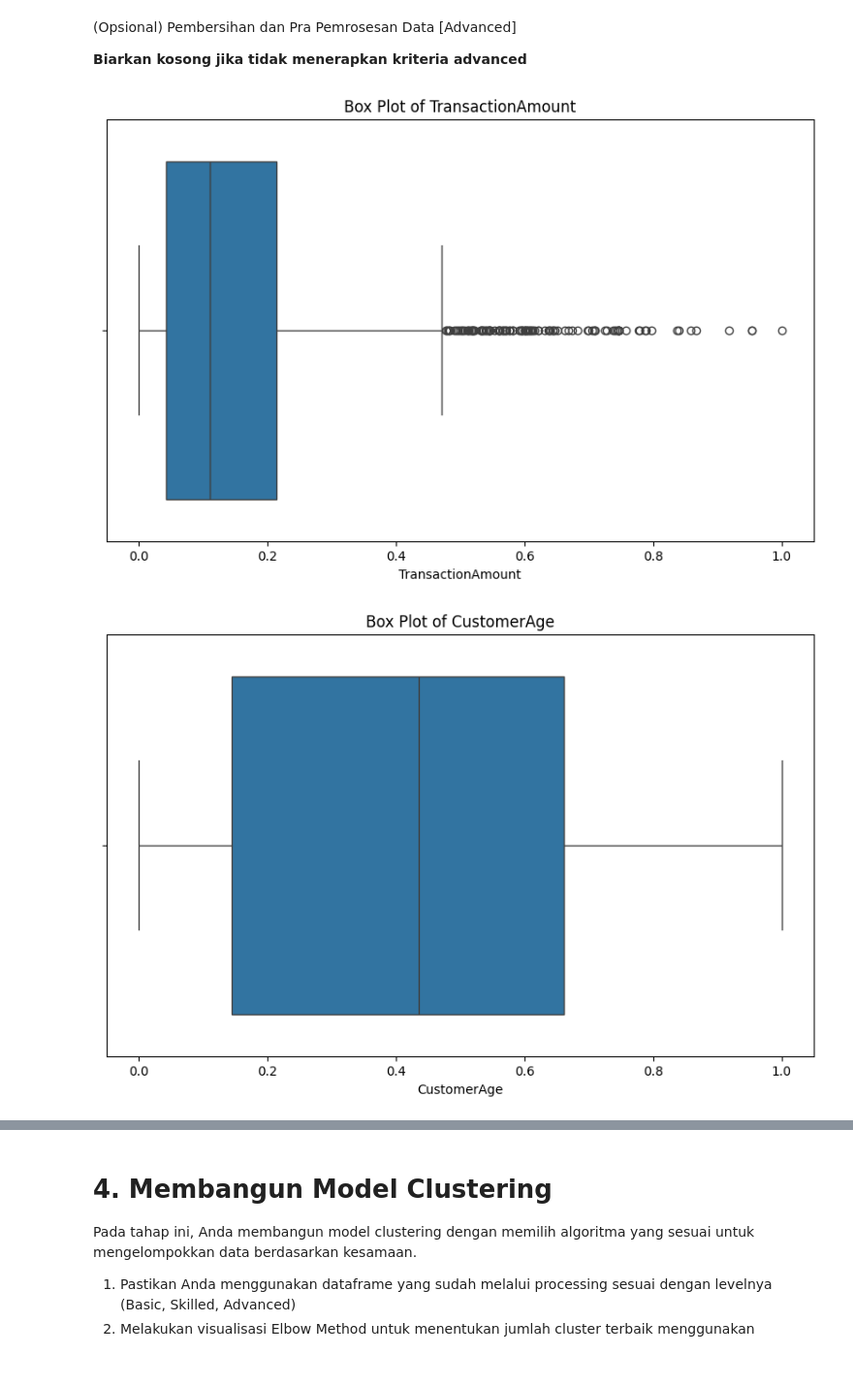
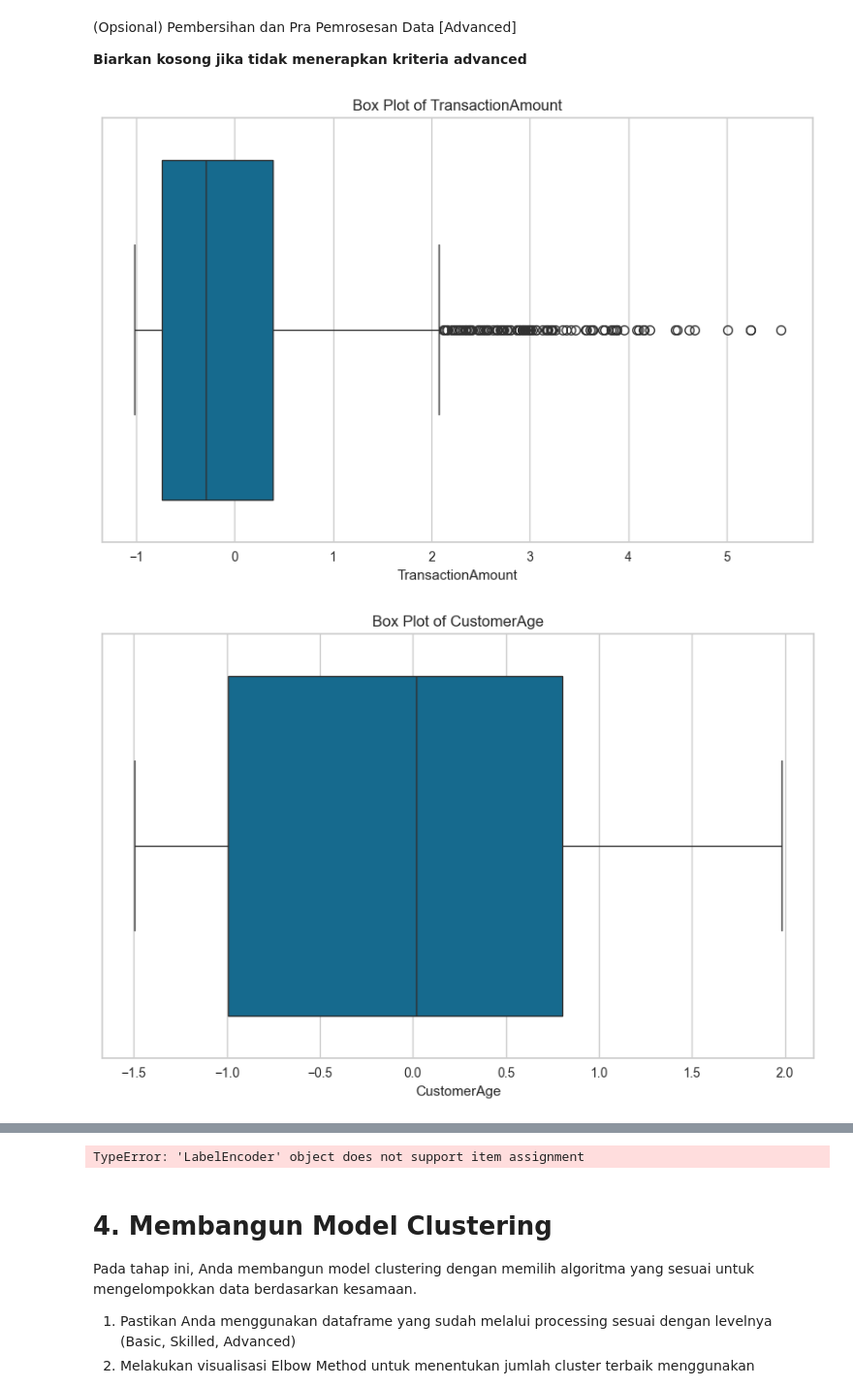
Before and after one commit to yudis2/BMLP, a Jupyter notebook: [Clustering]_Submission_Akhir_BMLP_Your_Name.ipynb, the cells around one changed output, grey strips where cells are left out. Shown at 97% size. Saved outputs shown, nothing was run; the diff lists cells and outputs as text; code cells hidden in the pictures; blank space fills up the shorter version.

Commit message:
update bin error

```diff
--- a/[Clustering]_Submission_Akhir_BMLP_Your_Name.ipynb
+++ b/[Clustering]_Submission_Akhir_BMLP_Your_Name.ipynb
@@ -149,11 +152,11 @@ plt.show()
 **Biarkan kosong jika tidak menerapkan kriteria advanced**
 # %%
 # Visualisasi yang lebih informatif (Opsional Advanced 1)
-cat_feature = ['TransactionType', 'Location', 'Channel', 'CustomerOccupation']
-for col in cat_feature:
+overlap_feature = ['Location', 'TransactionID', 'AccountID', 'TransactionDate', 'DeviceID', 'IP Address', 'MerchantID', 'PreviousTransactionDate']
+for col in cat_cols:
     plt.figure(figsize=(8, 4))
 
-    if col == "Location":
+    if col in overlap_feature:
         top5 = df[col].value_counts().nlargest(5).index
         sns.countplot(
             data=df[df[col].isin(top5)],
@@ -216,7 +226,8 @@ df.duplicated().sum()
 # %%
 # Melakukan feature scaling menggunakan MinMaxScaler() atau StandardScalar() untuk fitur numerik.
 # Pastikan kamu menggunakan function head setelah melalukan scaling.
-df[num_cols] = MinMaxScaler().fit_transform(df[num_cols])
+scaler = StandardScaler()
+df[num_cols] = scaler.fit_transform(df[num_cols])
 df[num_cols].head()
 # %% [output]
 |  | TransactionAmount | CustomerAge | TransactionDuration | LoginAttempts | AccountBalance |
@@ -228,12 +239,15 @@ df[num_cols].head()
 # %%
 # Melakukan drop pada kolom yang memiliki keterangan id dan IP Address
-df.drop(columns=['TransactionID', 'AccountID', 'DeviceID', 'IP Address', 'MerchantID'], inplace=True)
+df.drop(columns=['TransactionID', 'AccountID', 'DeviceID', 'IP Address', 'MerchantID', 'TransactionDate', 'PreviousTransactionDate'], inplace=True)
 # %%
 # Melakukan feature encoding menggunakan LabelEncoder() untuk fitur kategorikal.
 # Pastikan kamu menggunakan function head setelah melalukan encoding.
-cat_feature = selector(dtype_include="object")(df)
-for column in cat_feature:
-    df[column] = LabelEncoder().fit_transform(df[column])
 
-df[cat_feature].head()
+encoders = {}
+categorical_cols = df.select_dtypes(include='object').columns.tolist()
+for col in categorical_cols:
+    encoders[col] = LabelEncoder()
+    df[col] = encoders[col].fit_transform(df[col])
+
+df[categorical_cols].head()
 # %% [output]
@@ -276,30 +288,30 @@ df.drop_duplicates(inplace=True)
 # %%
 # Melakukan Handling Outlier Data berdasarkan jumlah outlier, apakah menggunakan metode drop atau mengisi nilai tersebut.
 
 for feature in num_cols:
     plt.figure(figsize=(10, 6))
     sns.boxplot(x=df[feature])
     plt.title(f'Box Plot of {feature}')
     plt.show()
 
 
 Q1 = df[num_cols].quantile(0.25)
 Q3 = df[num_cols].quantile(0.75)
 IQR = Q3 - Q1
 
 # Filter dataframe untuk hanya menyimpan baris yang tidak mengandung outliers pada kolom numerik
 condition = ~((df[num_cols] < (Q1 - 1.5 * IQR)) | (df[num_cols] > (Q3 + 1.5 * IQR))).any(axis=1)
 df_filtered_numeric = df.loc[condition, num_cols]
 
 for feature in num_cols:
     plt.figure(figsize=(10, 6))
     sns.boxplot(x=df_filtered_numeric[feature])
     plt.title(f'Box Plot of {feature} After Outlier Removal')
     plt.show()
 
 # Menggabungkan kembali dengan kolom kategorikal
-df = pd.concat([df_filtered_numeric, df.loc[condition, cat_feature]], axis=1)
+df = pd.concat([df_filtered_numeric, df.loc[condition, categorical_cols]], axis=1)
 df.describe()
 # %% [output]
-[figure, old version]
+[figure, new version]
-[figure, old version]
+[figure, new version]
@@ -326,12 +338,23 @@ df.describe()
 # Silahkan lakukan encode hasil binning tersebut menggunakan LabelEncoder.
 # Pastikan kamu mengerjakan tahapan ini pada satu cell.
 
-for cols in num_cols:
-    df[cols] = pd.cut(
-        df[cols],
-        bins=4,
-        labels=['Low', 'Medium', 'High', 'Very High']
+feature_to_bin = ['TransactionAmount', 'AccountBalance']
+
+encoders2 = {}
+for col in feature_to_bin:
+    df[col + '_bin'] = pd.cut(
+        df[col],
+        bins=3,
+        labels=['Low', 'Medium', 'High']
     )
+    encoders2 = LabelEncoder()
+    # Encode label jadi angka
+    df[col + '_bin'] = encoders2.fit_transform(df[col + '_bin'])
+    encoders2[col] = encoders2
+
+df
+# %% [output]
+TypeError: 'LabelEncoder' object does not support item assignment
 # %% [markdown]
 # **4. Membangun Model Clustering**
 Pada tahap ini, Anda membangun model clustering dengan memilih algoritma yang sesuai untuk mengelompokkan data berdasarkan kesamaan.
```
Also changed, not shown: parts of 31 cells of this notebook, 4 other files.
